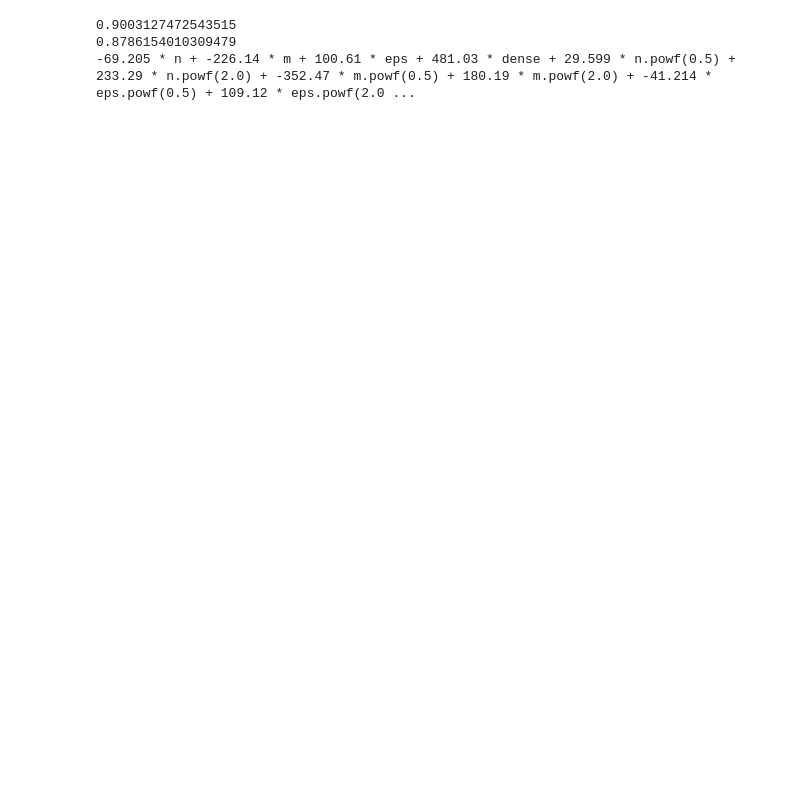
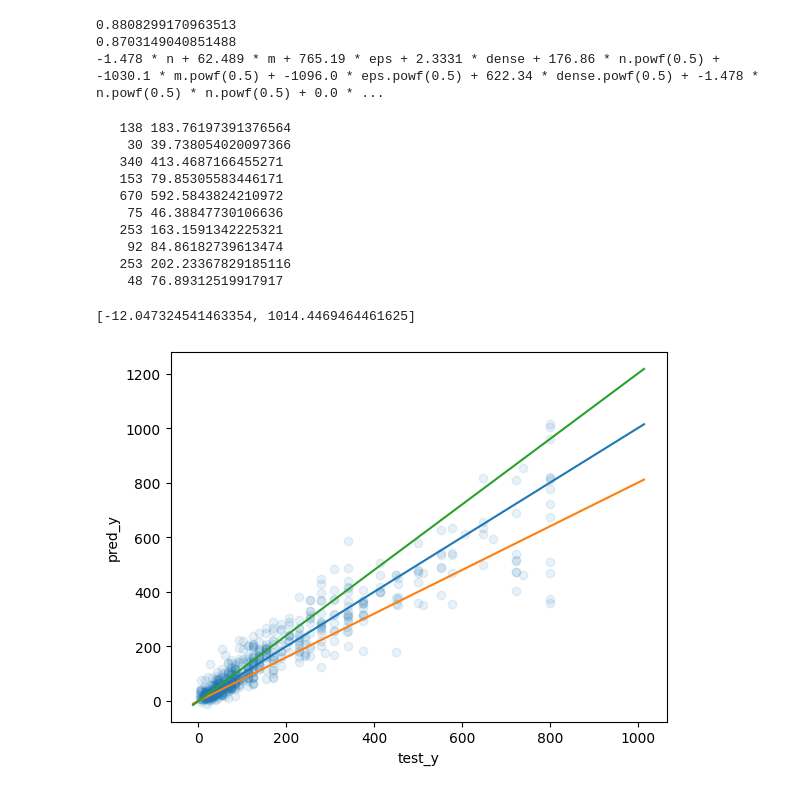
Before and after one commit to tishii2479/ahc030, a Jupyter notebook: notebooks/linear_regression_query_count.ipynb, the cells around one changed output. Saved outputs shown, nothing was run; the diff lists cells and outputs as text; code cells hidden in the pictures; blank space fills up the shorter version.

```diff
--- a/notebooks/linear_regression_query_count.ipynb
+++ b/notebooks/linear_regression_query_count.ipynb
@@ -53,32 +128,37 @@ solver_df = pd.merge(df[df.solver_version == SOLVER_VERSION], input_df, how="lef
 # %%
-feature_cols = ["n", "m", "eps", "dense"]
-alphas = [0.5, 2.0]
+alphas = [0.5]
 
 data_df = solver_df[num_cols]
 data_df.loc[:, ["target"]] = data_df["query_count"]
 
 data_df = data_df.drop(["score", "duration", "query_count"], axis=1)
 
+feature_cols = []
+
+base_feature_cols = ["n", "m", "eps", "dense"]
+
 # 特徴量
-for col in feature_cols:
+for col in base_feature_cols:
+    # feature_cols.append(f"{col}.ln()")
+    # data_df.loc[:, [f"{col}.ln()"]] = np.log(data_df[col])
+
     for alpha in alphas:
+        feature_cols.append(f"{col}.powf({alpha})")
         data_df.loc[:, [f"{col}.powf({alpha})"]] = data_df[col] ** alpha
 
+# feature_cols += ratio_cols
+
 for col1 in feature_cols:
-    for alpha1 in alphas:
-        for col2 in feature_cols:
-            for alpha2 in alphas:
-                c1 = f"{col1}.powf({alpha1})"
-                c2 = f"{col2}.powf({alpha2})"
-                data_df.loc[:, [f"{c1} * {c2}"]] = data_df[c1] * data_df[c2]
-                data_df.loc[:, [f"{c1} / {c2}"]] = data_df[c1] / data_df[c2]
+    for col2 in feature_cols:
+        data_df.loc[:, [f"{col1} * {col2}"]] = data_df[col1] * data_df[col2]
+        data_df.loc[:, [f"{col1} / {col2}"]] = data_df[col1] / data_df[col2]
 
 x = data_df.drop(["target"], axis=1)
 y = data_df["target"]
 
 train_x, test_x, train_y, test_y = train_test_split(x, y, test_size=0.2, random_state=0)
 
-model = Ridge(alpha=1e-3)
+model = Ridge(alpha=1e-2)
 model.fit(train_x, train_y)
 
 # print(model.coef_)
@@ -90,6 +170,31 @@ print(expr)
 with open("../log/expr.txt", "w") as f:
     f.write(expr + "\n")
 # %% [output]
-0.9003127472543515
-0.8786154010309479
--69.205 * n + -226.14 * m + 100.61 * eps + 481.03 * dense + 29.599 * n.powf(0.5) + 233.29 * n.powf(2.0) + -352.47 * m.powf(0.5) + 180.19 * m.powf(2.0) + -41.214 * eps.powf(0.5) + 109.12 * eps.powf(2.0 ...
+0.8808299170963513
+0.8703149040851488
+-1.478 * n + 62.489 * m + 765.19 * eps + 2.3331 * dense + 176.86 * n.powf(0.5) + -1030.1 * m.powf(0.5) + -1096.0 * eps.powf(0.5) + 622.34 * dense.powf(0.5) + -1.478 * n.powf(0.5) * n.powf(0.5) + 0.0 * ...
+# %%
+pred_y = model.predict(test_x)
+for i in range(10):
+    print(f"{test_y.iloc[i]:6} {pred_y[i]}")
+
+plt.scatter(test_y, pred_y, alpha=0.1)
+plt.xlabel("test_y")
+plt.ylabel("pred_y")
+_ = plt.plot([pred_y.min(), pred_y.max()], [pred_y.min(), pred_y.max()])
+_ = plt.plot([pred_y.min(), pred_y.max()], [pred_y.min() * 0.8, pred_y.max() * 0.8])
+_ = plt.plot([pred_y.min(), pred_y.max()], [pred_y.min() * 1.2, pred_y.max() * 1.2])
+[pred_y.min(), pred_y.max()]
+# %% [output]
+   138 183.76197391376564
+    30 39.738054020097366
+   340 413.4687166455271
+   153 79.85305583446171
+   670 592.5843824210972
+    75 46.38847730106636
+   253 163.1591342225321
+    92 84.86182739613474
+   253 202.23367829185116
+    48 76.89312519917917
+[-12.047324541463354, 1014.4469464461625]
+[figure, added]
```
Also changed, not shown: parts of 13 cells of this notebook, 3 other files.
